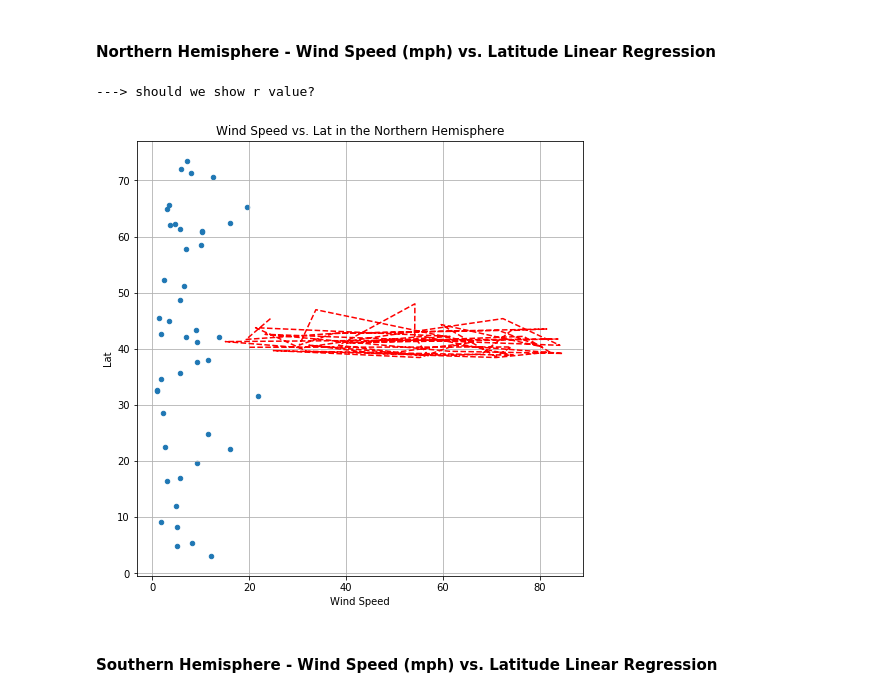
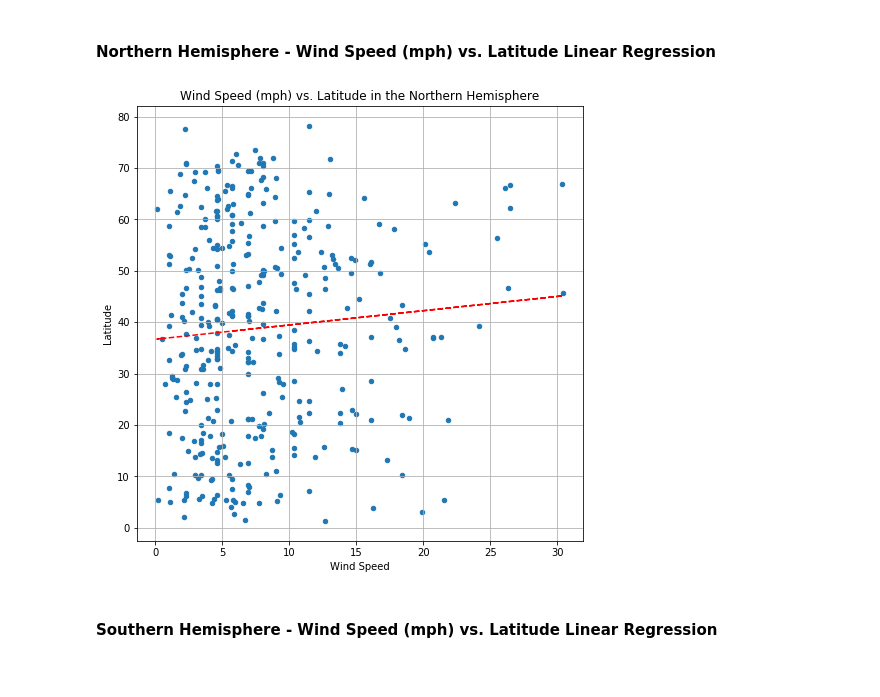
Before and after one commit to stephenbpeters/python-api-challenge, a Jupyter notebook: WeatherPy/WeatherPy.ipynb, the cells around one changed output. Drawn from its saved outputs; the diff is of its cells as text; code cells hidden in the pictures.

```diff
--- a/WeatherPy/WeatherPy.ipynb
+++ b/WeatherPy/WeatherPy.ipynb
@@ -44,11 +46,8 @@ lat_lngs = []
 cities = []
 
 # Create a set of random lat and lng combinations
-#lats = np.random.uniform(lat_range[0], lat_range[1], size=1500)
-#lngs = np.random.uniform(lng_range[0], lng_range[1], size=1500)
-# for testing, let's use fewer cities
-lats = np.random.uniform(lat_range[0], lat_range[1], size=100)
-lngs = np.random.uniform(lng_range[0], lng_range[1], size=100)
+lats = np.random.uniform(lat_range[0], lat_range[1], size=1500)
+lngs = np.random.uniform(lng_range[0], lng_range[1], size=1500)
 lat_lngs = zip(lats, lngs)
 
 # Identify nearest city for each lat, lng combination
@@ -60,7 +59,6 @@ for lat_lng in lat_lngs:
         cities.append(city)
 
 # Print the city count to confirm sufficient count
+print('---')
 print('here is the number of cities: ' + str(len(cities)))
-#print(type(cities))
-#cities
 # %% [output]
@@ -163,10 +150,21 @@ weather_data = {'City Name': city_name, 'City ID': city_id,
                'country': country, 'Temperature': temp,
                'Humidity': humid, 'Cloudiness': cloud, 'Wind Speed': wind,
                'Lat': city_lat, 'Lng': city_lng, 'Date': city_date}
-weather_data_df = pd.DataFrame(weather_data)
+weather_data_now_df = pd.DataFrame(weather_data)
 #print(weather_data_df)
 # if we want to drop rows where humidity > 100, uncomment the line below
 # turns out later, we want this data according to the instructions
-weather_data_no_humid_df = weather_data_df[weather_data_df.Humidity < 101]
-weather_data_no_humid_df.head()
+
+weather_data_no_humid_df = weather_data_now_df[weather_data_now_df.Humidity < 101]
+#weather_data_no_humid_df.head()
+# ok, we want to work without crazy humidity, so let's drop it in our main dataframe
+
+weather_data_df = weather_data_no_humid_df
+
+# here we are also going to save our output CSV
+print('---> saving our dataframe as a csv')
+print(' look for our file in: output_data/cities_weather.csv')
+
+weather_data_df.to_csv('output_data/cities_weather.csv', index = False)
+print(f" number of cities in our data = {weather_data_df['country'].count()}")
 # %% [output]
@@ -386,19 +433,18 @@ The r-value is: 0.0035263772085582894
 # %%
 # Let's do our linear regression on wind speed vs. latitude in the North
 x_data = data_north_df['Wind Speed']
 y_data = data_north_df['Lat']
 data_slope, data_int, data_r, data_p, data_std_err = linregress(x_data, y_data)
 # create our line equation
 data_fit = data_slope * x_data + data_int
 # Create a scatter plot
 data_north_df.plot(kind="scatter", x="Wind Speed", y="Lat", grid=True, figsize=(8,8),
-              title="Wind Speed vs. Lat in the Northern Hemisphere")
-#plt.ylabel('A label here')
-plt.plot(x, data_fit, '--', color='red')
-print('---> should we show r value?')
+              title="Wind Speed (mph) vs. Latitude in the Northern Hemisphere")
+plt.ylabel('Latitude')
+plt.plot(x_data, data_fit, '--', color='red')
+
 plt.show()
 # %% [output]
----> should we show r value?
-[figure, old version]
+[figure, new version]
 # %% [markdown]
 ####  Southern Hemisphere - Wind Speed (mph) vs. Latitude Linear Regression
```
Also changed, not shown: parts of 23 cells of this notebook, 8 other files.
